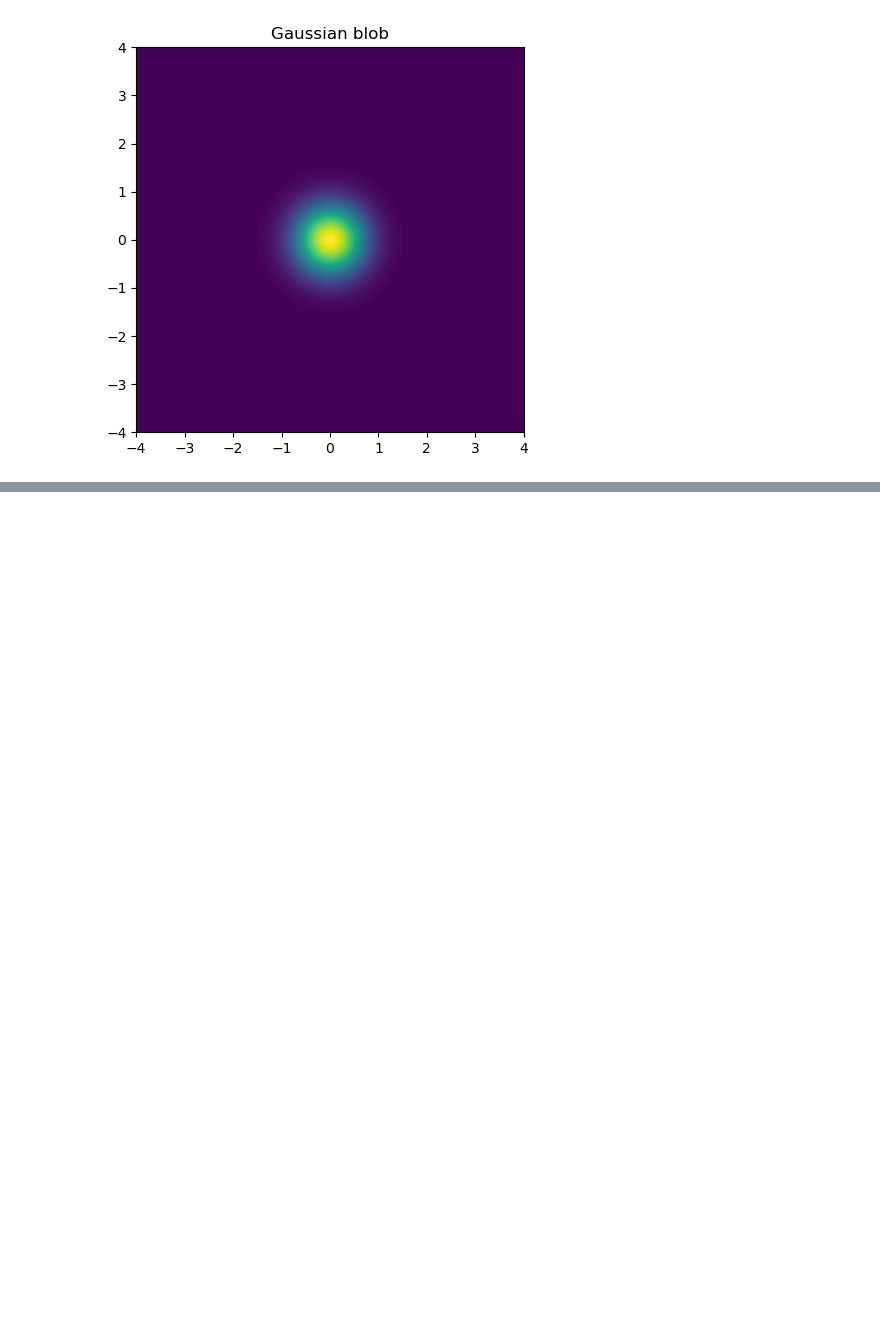
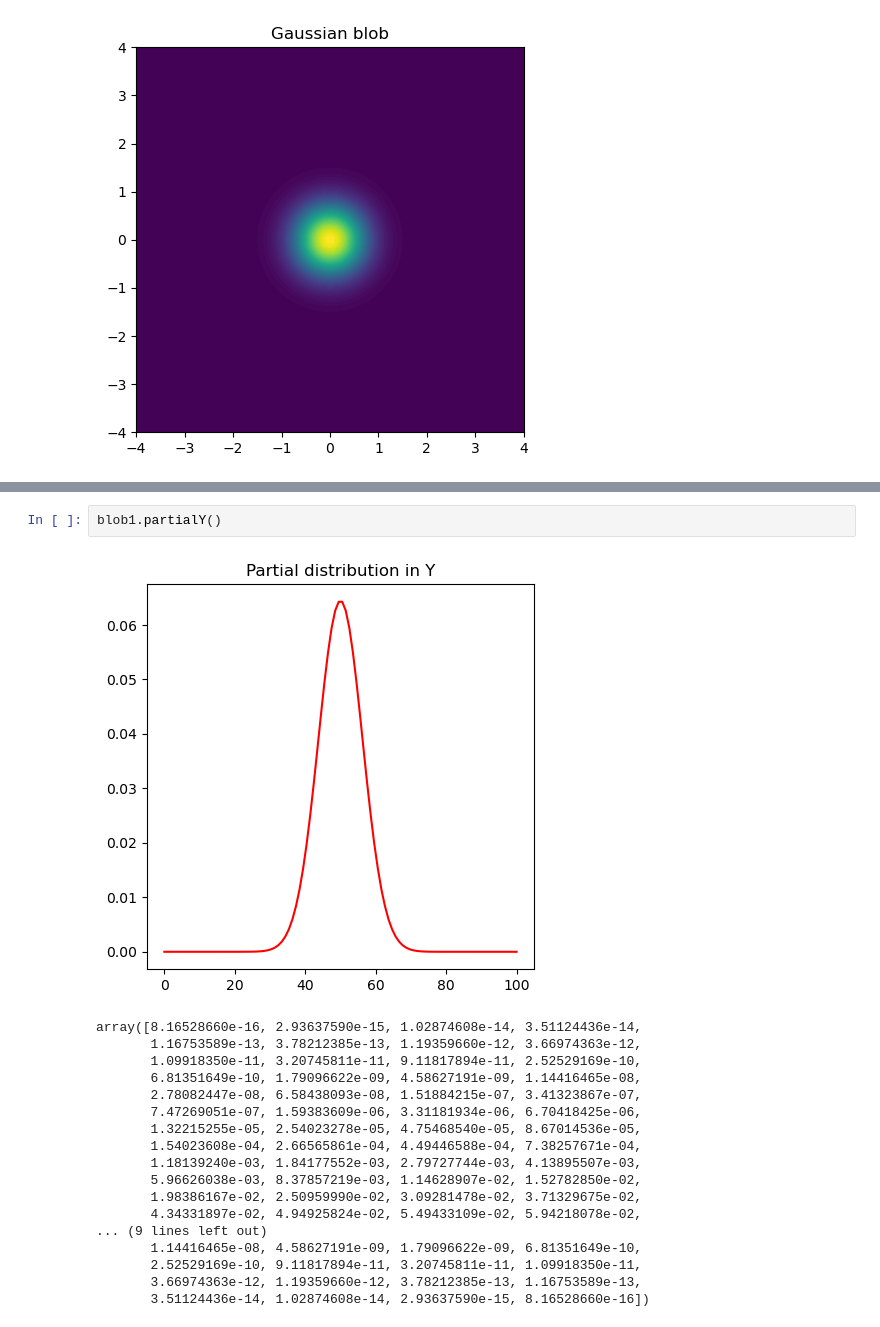
Before and after one commit to pamud-akalanka/FSVPy, a Jupyter notebook: SyntheticStreaks/Gaussian/gaussian_convolution.ipynb, the cells around one changed output, grey strips where cells are left out. Cells and saved outputs as stored; diff of their text form; blank space fills up the shorter version.

```diff
--- a/SyntheticStreaks/Gaussian/gaussian_convolution.ipynb
+++ b/SyntheticStreaks/Gaussian/gaussian_convolution.ipynb
@@ -21,0 +19,21 @@ X, Y, Z = blob1.static_gauss() #display static blob
+# %%
+blob1.partialY()
+# %% [output]
+[figure, added]
+array([8.16528660e-16, 2.93637590e-15, 1.02874608e-14, 3.51124436e-14,
+       1.16753589e-13, 3.78212385e-13, 1.19359660e-12, 3.66974363e-12,
+       1.09918350e-11, 3.20745811e-11, 9.11817894e-11, 2.52529169e-10,
+       6.81351649e-10, 1.79096622e-09, 4.58627191e-09, 1.14416465e-08,
+       2.78082447e-08, 6.58438093e-08, 1.51884215e-07, 3.41323867e-07,
+       7.47269051e-07, 1.59383609e-06, 3.31181934e-06, 6.70418425e-06,
+       1.32215255e-05, 2.54023278e-05, 4.75468540e-05, 8.67014536e-05,
+       1.54023608e-04, 2.66565861e-04, 4.49446588e-04, 7.38257671e-04,
+       1.18139240e-03, 1.84177552e-03, 2.79727744e-03, 4.13895507e-03,
+       5.96626038e-03, 8.37857219e-03, 1.14628907e-02, 1.52782850e-02,
+       1.98386167e-02, 2.50959990e-02, 3.09281478e-02, 3.71329675e-02,
+       4.34331897e-02, 4.94925824e-02, 5.49433109e-02, 5.94218078e-02,
+... (9 lines left out)
+       1.14416465e-08, 4.58627191e-09, 1.79096622e-09, 6.81351649e-10,
+       2.52529169e-10, 9.11817894e-11, 3.20745811e-11, 1.09918350e-11,
+       3.66974363e-12, 1.19359660e-12, 3.78212385e-13, 1.16753589e-13,
+       3.51124436e-14, 1.02874608e-14, 2.93637590e-15, 8.16528660e-16])
```
Also changed, not shown: parts of 2 cells of this notebook, 1 other file.
